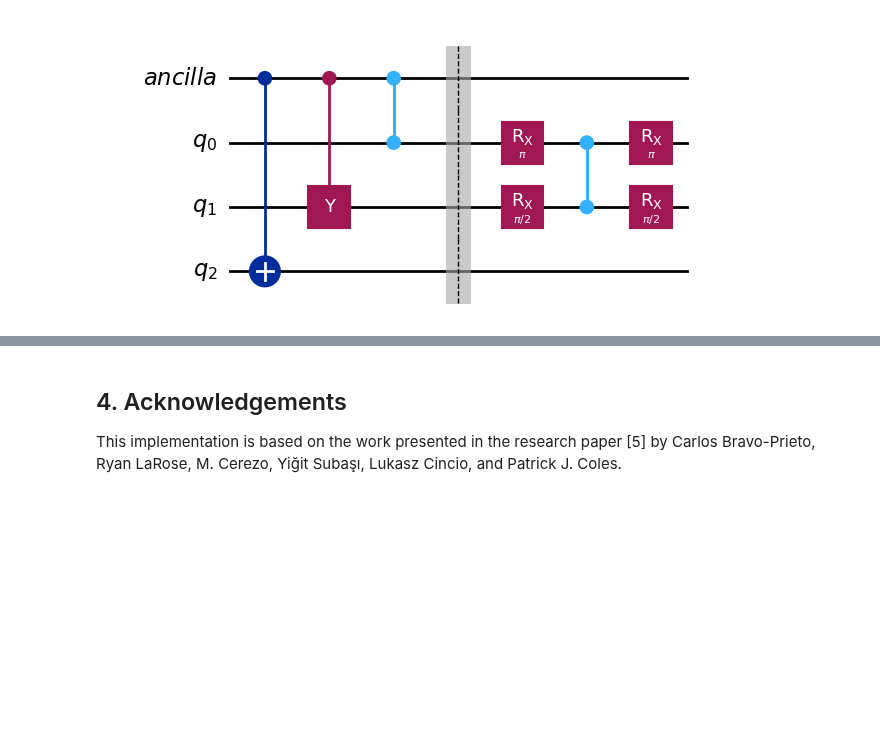
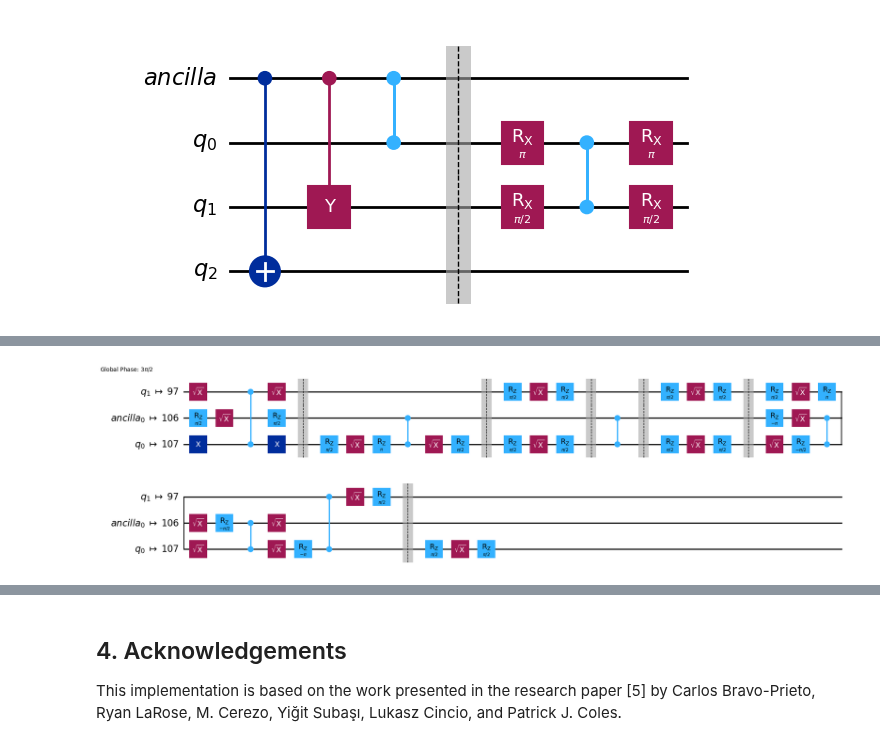
Before and after one commit to Weidsn/Quantum_Computational_Fluid_Dynamics, a Jupyter notebook: Qiskit/vqls_implementation.ipynb, the cells around one changed output, grey strips where cells are left out. Saved outputs shown, nothing was run; the diff lists cells and outputs as text; code cells hidden in the pictures; blank space fills up the shorter version.

```diff
--- a/Qiskit/vqls_implementation.ipynb
+++ b/Qiskit/vqls_implementation.ipynb
@@ -523,0 +630,11 @@ Suppose the ancilla qubit is $|\psi\rangle$, then the expectation value is $\lan
+# %%
+from qiskit_ibm_runtime.fake_provider import FakeFez
+
+# For fake backend
+backend = FakeFez()
+
+# For real backend (ibm_brisbane)
+# backend = QiskitRuntimeService().backend("ibm_brisbane")
+
+# In general, to construct a AerSimulator from a backend
+# simulator = AerSimulator().from_backend(backend)
@@ -523,0 +649,5 @@ Suppose the ancilla qubit is $|\psi\rangle$, then the expectation value is $\lan
+# %%
+nqubits = 2
+
+# Use Pauli-Z on the ancilla qubit, I on other qubits.
+observable = SparsePauliOp("I"* nqubits + "Z")
@@ -523,0 +660,15 @@ Suppose the ancilla qubit is $|\psi\rangle$, then the expectation value is $\lan
+# %%
+L = len(LCU.paulis)
+n = nqubits
+l = LCU.paulis[1]
+lp = LCU.paulis[2] # from 1 to
+j = 0 # from -1 to nqubits
+part = "Re"
+
+qc = local_hadamard_test(params1, nqubits=2, l=l, j=j, lp=lp, part=part)
+
+qc_transpiled = transpile(qc, backend = backend, layout_method="dense",)
+# display(new_dense.draw("mpl", idle_wires= False))
+display(qc_transpiled.draw("mpl", idle_wires=False))
+# %% [output]
+[figure, added]
```
Also changed, not shown: parts of 46 cells of this notebook.
